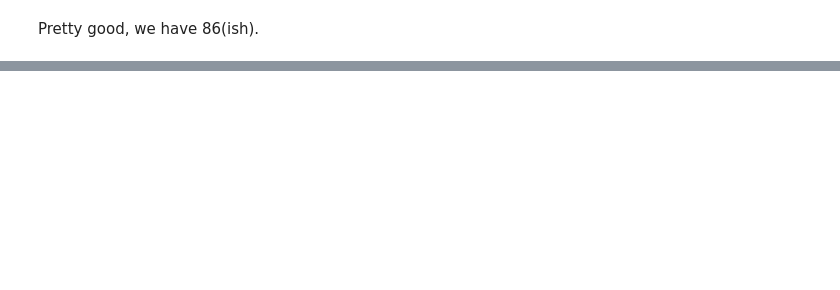
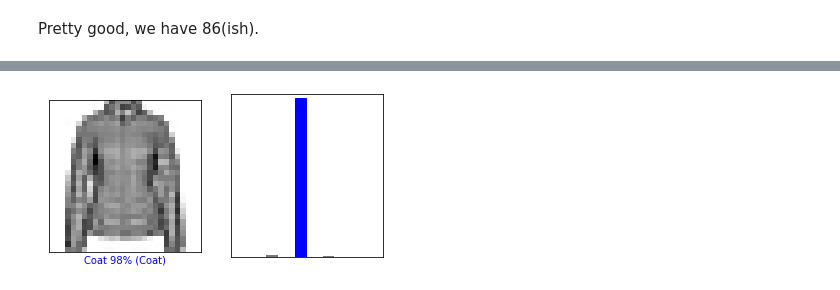
Before and after one commit to Jollyhrothgar/deep_learning, a Jupyter notebook: notebooks/Lesson_3a_The_Fashion_MNIST_Dataset.ipynb, the cells around one changed output, grey strips where cells are left out. Drawn from its saved outputs; the diff is of its cells as text; code cells hidden in the pictures; blank space fills up the shorter version.

```diff
--- a/notebooks/Lesson_3a_The_Fashion_MNIST_Dataset.ipynb
+++ b/notebooks/Lesson_3a_The_Fashion_MNIST_Dataset.ipynb
@@ -258,0 +312,6 @@ Pretty good, we have 86(ish).
+# %%
+# Get one batch (take references 'batch')
+for test_images, test_labels in test_dataset.take(1):
+  test_images = test_images.numpy()
+  test_labels = test_labels.numpy()
+  predictions = models['base']['m'].predict(test_images)
@@ -258,0 +342,31 @@ Pretty good, we have 86(ish).
+# %%
+def plot_image(i, predictions_array, true_labels, images):
+  predictions_array, true_label, img = predictions_array[i], true_labels[i], images[i]
+  plt.grid(False)
+  plt.xticks([])
+  plt.yticks([])
+
+  plt.imshow(img[...,0], cmap=plt.cm.binary)
+
+  predicted_label = np.argmax(predictions_array)
+  if predicted_label == true_label:
+    color = 'blue'
+  else:
+    color = 'red'
+
+  plt.xlabel("{} {:2.0f}% ({})".format(labels[predicted_label],
+                                100*np.max(predictions_array),
+                                labels[true_label]),
+                                color=color)
+
+def plot_value_array(i, predictions_array, true_label):
+  predictions_array, true_label = predictions_array[i], true_label[i]
+  plt.grid(False)
+  plt.xticks([])
+  plt.yticks([])
+  thisplot = plt.bar(range(10), predictions_array, color="#777777")
+  plt.ylim([0, 1])
+  predicted_label = np.argmax(predictions_array)
+
+  thisplot[predicted_label].set_color('red')
+  thisplot[true_label].set_color('blue')
@@ -258,0 +417,9 @@ Pretty good, we have 86(ish).
+# %%
+i = 0
+plt.figure(figsize=(6,3))
+plt.subplot(1,2,1) # matplotlib.pyplot.subplot(nrows, ncols, index (starts at 1), **kwargs)
+plot_image(i, predictions, test_labels, test_images)
+plt.subplot(1, 2, 2)
+plot_value_array(i, predictions, test_labels)
+# %% [output]
+[figure, added]
```
Also changed, not shown: parts of 32 cells of this notebook.
